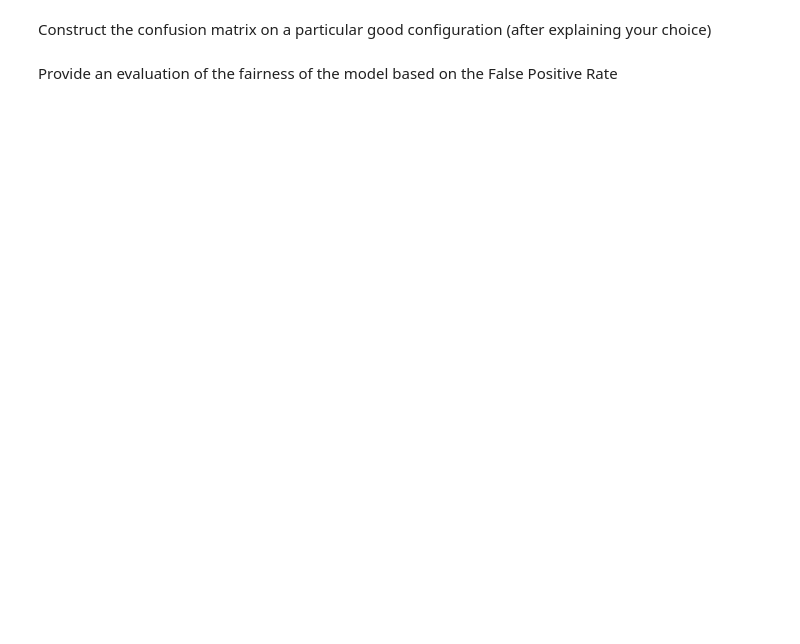
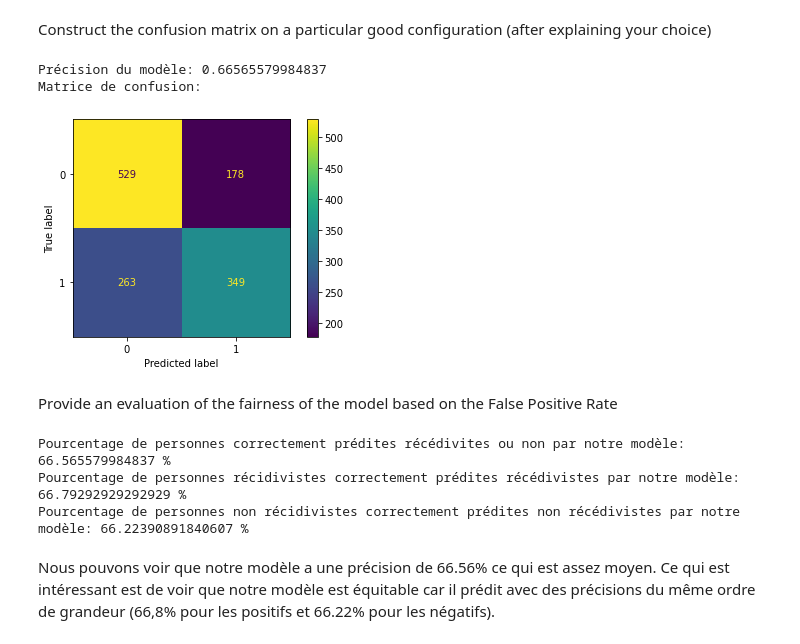
Before and after one commit to Quintus618/Apprentissage-supervis--2022, a Jupyter notebook: Evaluation_Labs_1.ipynb, the cells around one changed output. Drawn from its saved outputs; the diff is of its cells as text; code cells hidden in the pictures; blank space fills up the shorter version.

```diff
--- a/Evaluation_Labs_1.ipynb
+++ b/Evaluation_Labs_1.ipynb
@@ -155,2 +246,30 @@ y1_predict = clf.predict(test_data_Y)
+# %%
+tree_selected = tree.DecisionTreeClassifier(max_depth=4) # cf notre réponse avant afin de savoir pourquoi nous avons
+                                                         # choisi cette combinaison
+tree_selected.fit(X_train, y_train)
+y_predict = tree_selected.predict(X_test)
+print("Précision du modèle:",accuracy_score(y_test,y_predict))
+
+#Matrice confusion
+print("Matrice de confusion:")
+cm = confusion_matrix(y_test,y_predict, labels=tree_selected.classes_)
+disp = ConfusionMatrixDisplay(confusion_matrix=cm,display_labels=tree_selected.classes_)
+
+disp.plot()
+plt.show()
+# %% [output]
+Précision du modèle: 0.66565579984837
+Matrice de confusion:
+[figure, added]
 # %% [markdown]
 Provide an evaluation of the fairness of the model based on the False Positive Rate
+# %%
+print("Pourcentage de personnes correctement prédites récédivites ou non par notre modèle:", (cm[0,0]+cm[1,1])/len(y_test)*100, "%")
+print("Pourcentage de personnes récidivistes correctement prédites récédivistes par notre modèle:",cm[0,0]/(cm[0,0]+cm[1,0])*100,"%")
+print("Pourcentage de personnes non récidivistes correctement prédites non récédivistes par notre modèle:",cm[1,1]/(cm[0,1]+cm[1,1])*100,"%")
+# %% [output]
+Pourcentage de personnes correctement prédites récédivites ou non par notre modèle: 66.565579984837 %
+Pourcentage de personnes récidivistes correctement prédites récédivistes par notre modèle: 66.79292929292929 %
+Pourcentage de personnes non récidivistes correctement prédites non récédivistes par notre modèle: 66.22390891840607 %
+# %% [markdown]
+Nous pouvons voir que notre modèle a une précision de 66.56% ce qui est assez moyen. Ce qui est intéressant est de voir que notre modèle est équitable car il prédit avec des précisions du même ordre de grandeur (66,8% pour les positifs et 66.22% pour les négatifs).
```
Also changed, not shown: parts of 16 cells of this notebook.
